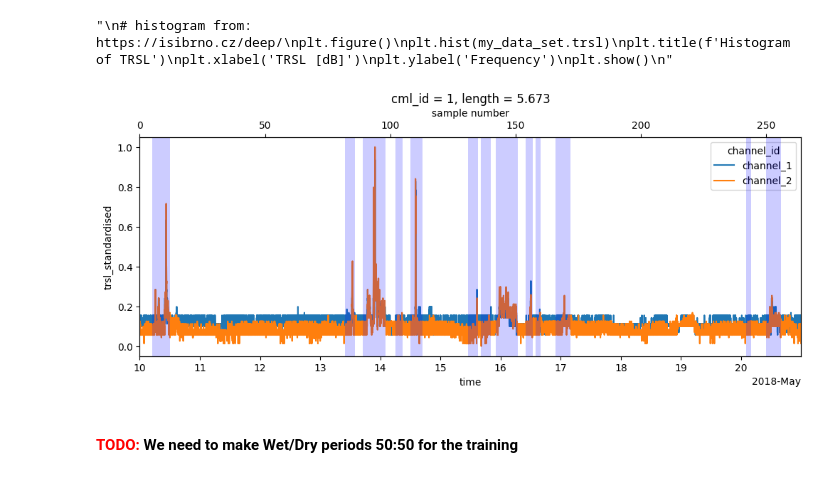
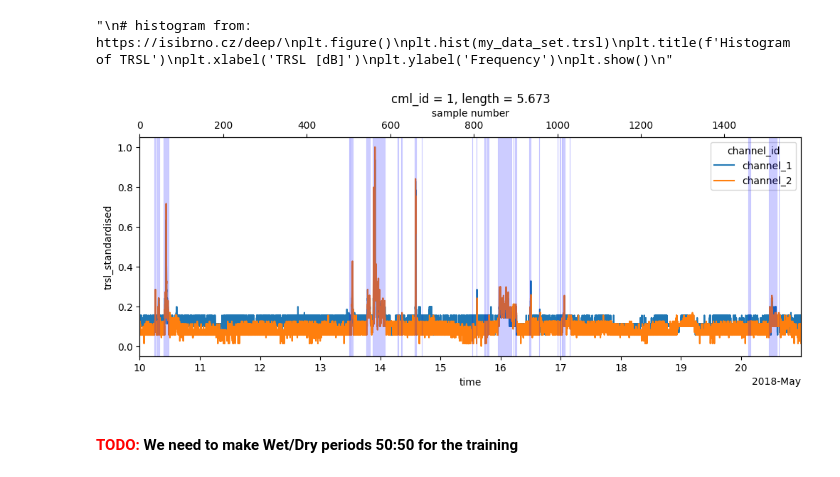
Before and after one commit to xkalet07/cml_wd_telcosense, a Jupyter notebook: attempt_01_dummy_data/my_train_cnn_1cml.ipynb, the cells around one changed output. Saved outputs shown, nothing was run; the diff lists cells and outputs as text; code cells hidden in the pictures.

```diff
--- a/attempt_01_dummy_data/my_train_cnn_1cml.ipynb
+++ b/attempt_01_dummy_data/my_train_cnn_1cml.ipynb
@@ -95,7 +95,7 @@ length = my_data_set.length.values
 frequency = my_data_set.frequency.values
 polarization = my_data_set.polarization.values
 # %%
-sample_size = 60 # =1 h
+sample_size = 10 # =1 h
 # get number of samples
 n_samples = len(my_data_set.time) // sample_size
 n_samples
@@ -234,39 +234,39 @@ plt.show()
 #ds['trsl'] = ds.trsl / median_tot
 
 # Standardising to 0-1 fullscale
-ds['trsl'] = (ds.trsl-ds.trsl.values.min())  / (ds.trsl.values.max()-ds.trsl.values.min())
+ds['trsl_st'] = (ds.trsl-ds.trsl.values.min())  / (ds.trsl.values.max()-ds.trsl.values.min())
 # %%
 # shaded refernece wet periods from Pycomlink
 # set first and last value with zero for correct plotting
 ds['wet_dry'][0] = False
 ds['wet_dry'][-1] = False
 
 # setup figure
 fig, ax1 = plt.subplots(figsize=(12,4), sharex=True)
 ax2 = ax1.twiny()
 
 # axes limits source: https://matplotlib.org/stable/api/_as_gen/matplotlib.axes.Axes.set_xlim.html
 ax1.set_xlim(ds.time.values[0,0], ds.time.values[-1,-1])
 # detail: ax1.set_xlim(np.datetime64('2018-05-13T12:00:00.000000000'),np.datetime64('2018-05-14T12:00:00.000000000'))
 # in case there are cutof measurements due to sample grouping, we use their amount to align x axes right
 ax2.set_xlim(0, n_samples + (len(my_data_set.trsl[0])-n_samples*sample_size)/sample_size)
 ax2.set_xlabel('sample number')
 
 
 # plot TRSL
-my_data_set['trsl_standardised'] = (('channel_id', 'time'), ds.trsl.values.reshape(2,-1))
+my_data_set['trsl_standardised'] = (('channel_id', 'time'), ds.trsl_st.values.reshape(2,-1))
 my_data_set.trsl_standardised.plot.line(x='time', ax=ax1, label = 'TL');
 
 # plot wet/dry shaded areas
 wet_start = np.roll(ds.wet_dry, -1) & ~ds.wet_dry
 wet_end = np.roll(ds.wet_dry, 1) & ~ds.wet_dry
 for wet_start_i, wet_end_i in zip(
     wet_start.values.nonzero()[0],
     wet_end.values.nonzero()[0],
 ):
-    ax2.axvspan(ds.sample_num.values[wet_start_i], ds.sample_num.values[wet_end_i], color='b', alpha=0.2, linewidth=0) # https://matplotlib.org/stable/api/_as_gen/matplotlib.axes.Axes.axvspan.html
+    ax2.axvspan(ds.sample_num.values[wet_start_i], ds.sample_num.values[wet_end_i], color='b', alpha=0.2, linewidth=0.1) # https://matplotlib.org/stable/api/_as_gen/matplotlib.axes.Axes.axvspan.html
 # %% [output]
-[figure, old version]
+[figure, new version]
 # %% [markdown]
 #### <span style="color:red">TODO: </span>We need to make Wet/Dry periods 50:50 for the training
 # %%
```
Also changed, not shown: parts of 19 cells of this notebook, 3 other files.
